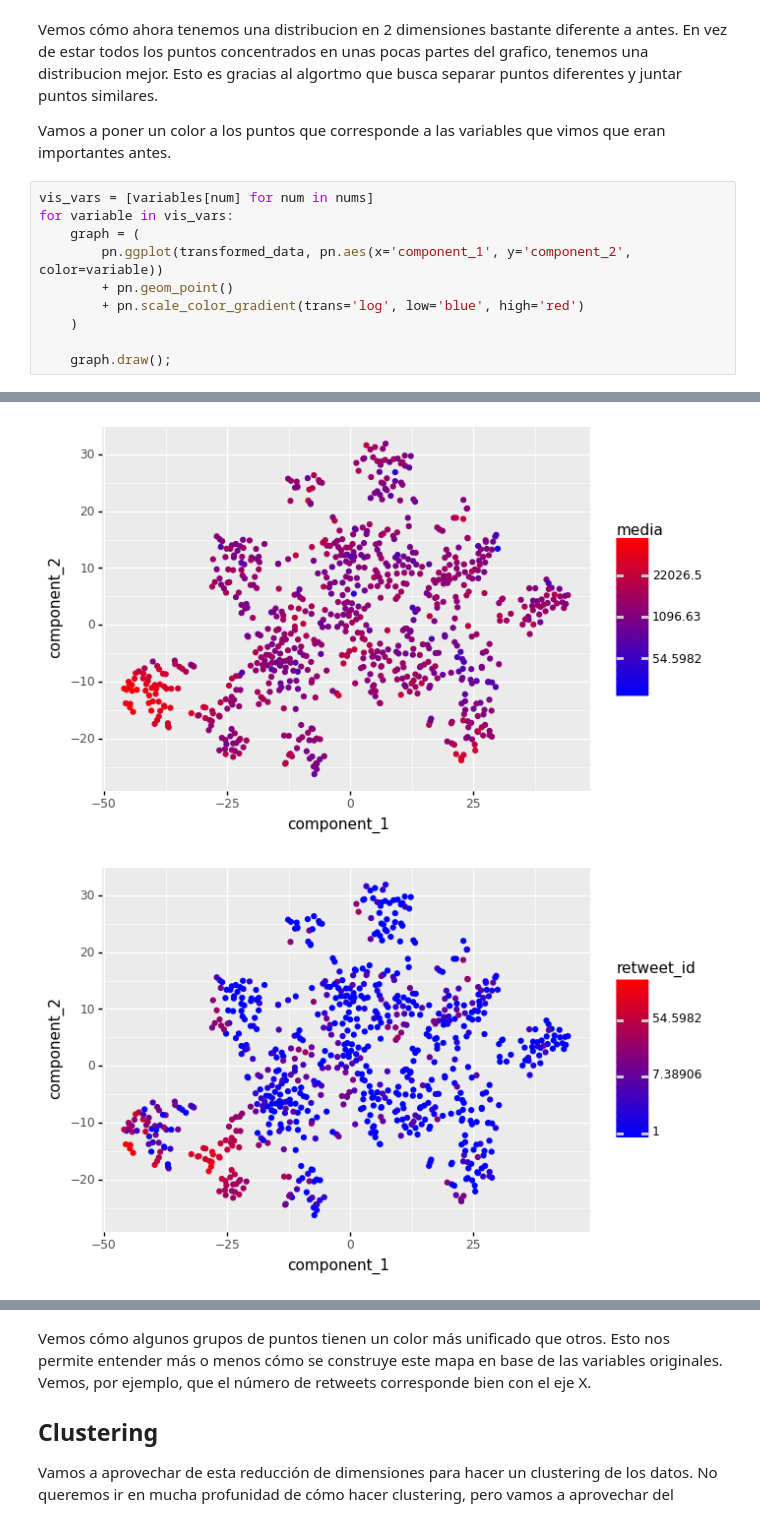
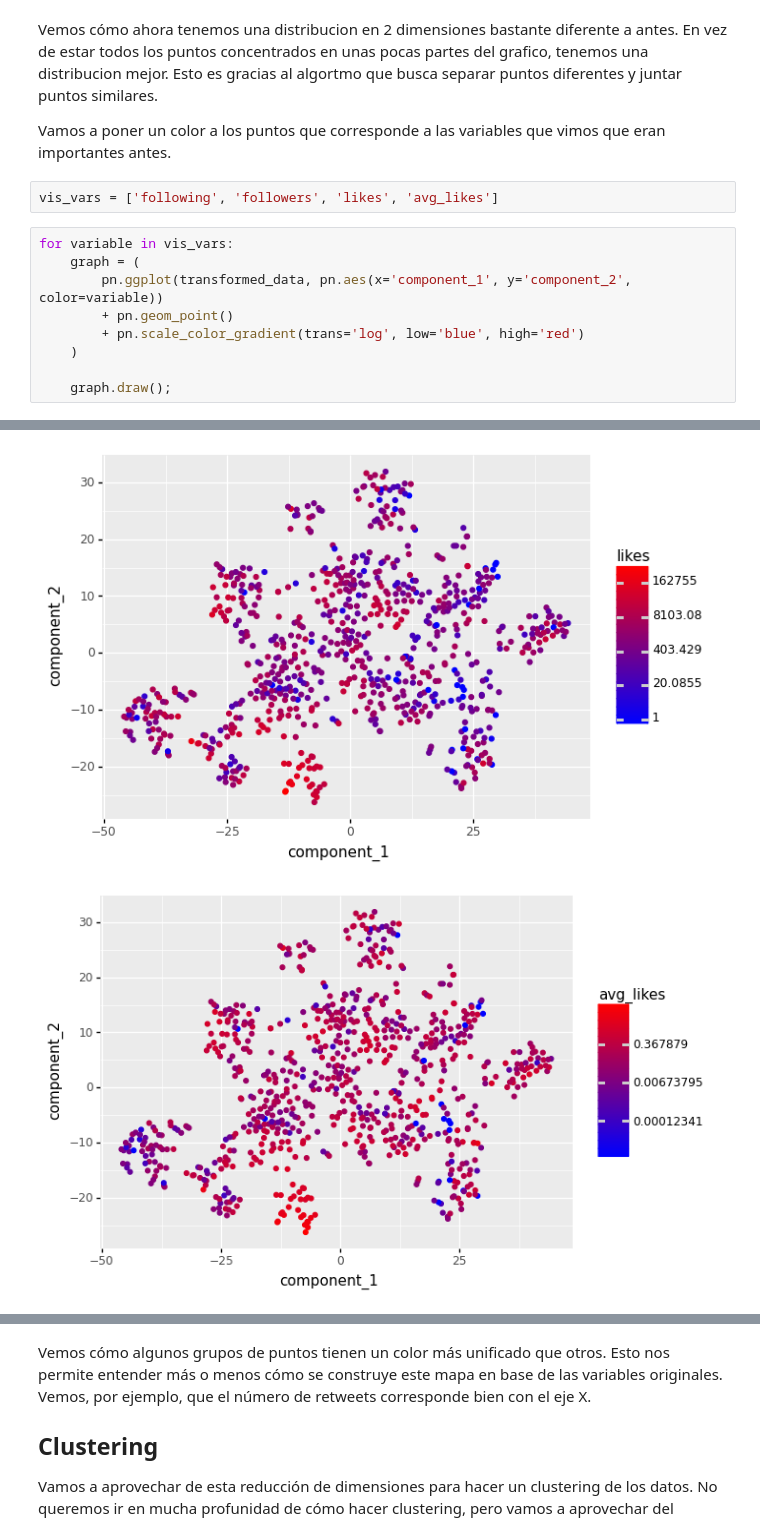
Before and after one commit to andreas-lloyd/course-data, a Jupyter notebook: ml-webinars/dimensionality-reduction.ipynb, the cells around one changed output, grey strips where cells are left out. Cells and saved outputs as stored; diff of their text form.

```diff
--- a/ml-webinars/dimensionality-reduction.ipynb
+++ b/ml-webinars/dimensionality-reduction.ipynb
@@ -223,8 +227,9 @@ graph.draw();
 Vemos cómo ahora tenemos una distribucion en 2 dimensiones bastante diferente a antes. En vez de estar todos los puntos concentrados en unas pocas partes del grafico, tenemos una distribucion mejor. Esto es gracias al algortmo que busca separar puntos diferentes y juntar puntos similares.
 
 Vamos a poner un color a los puntos que corresponde a las variables que vimos que eran importantes antes.
+# %%
+vis_vars = ['following', 'followers', 'likes', 'avg_likes']
 # %%
-vis_vars = [variables[num] for num in nums]
 for variable in vis_vars:
     graph = (
         pn.ggplot(transformed_data, pn.aes(x='component_1', y='component_2', color=variable))
@@ -239,2 +244,2 @@ for variable in vis_vars:
-[figure, old version]
+[figure, new version]
-[figure, old version]
+[figure, new version]
```
Also changed, not shown: parts of 4 cells of this notebook, 2 other files.
